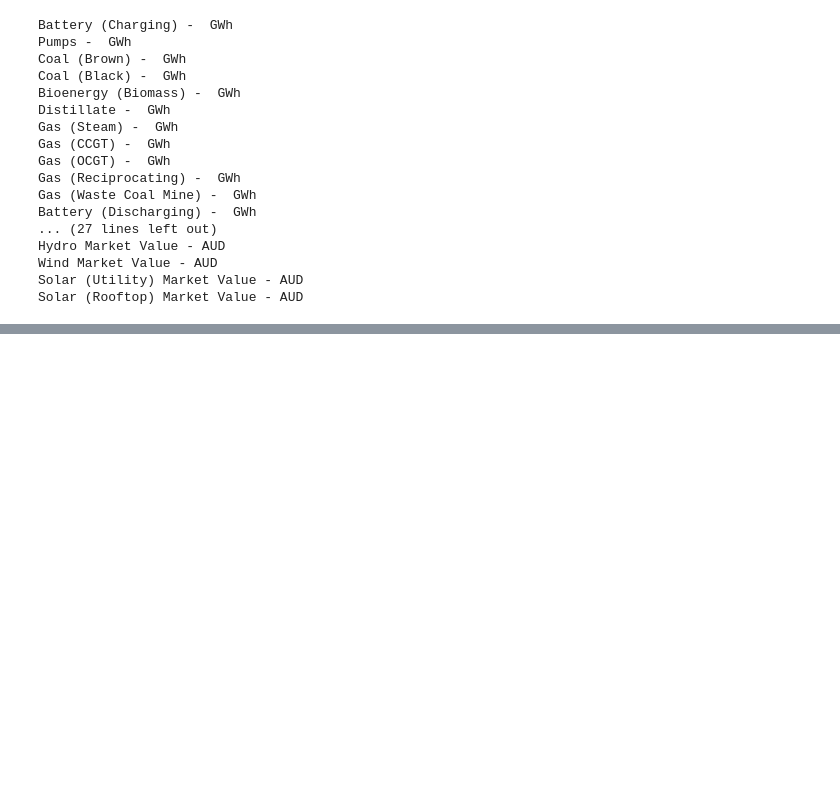
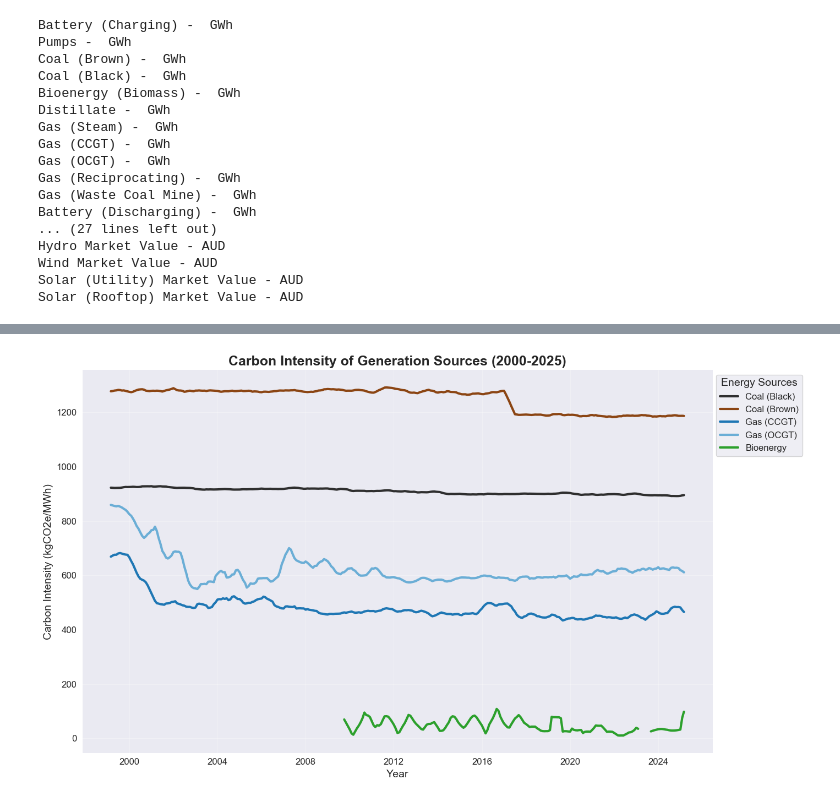
Before and after one commit to accidentalscientist/daily_data_analytics_june2025, a Jupyter notebook: week01_day07/nem_data_part2.ipynb, the cells around one changed output, grey strips where cells are left out. Cells and saved outputs as stored; diff of their text form; code cells hidden in the pictures; blank space fills up the shorter version.

```diff
--- a/week01_day07/nem_data_part2.ipynb
+++ b/week01_day07/nem_data_part2.ipynb
@@ -47,0 +81,47 @@ Solar (Rooftop) Market Value - AUD
+# %%
+# 1. Define matching GWh and tCO2e columns by source
+pairs = {
+    "Coal (Black)": ["Coal (Black) -  GWh", "Coal (Black) Emissions Vol - tCO₂e"],
+    "Coal (Brown)": ["Coal (Brown) -  GWh", "Coal (Brown) Emissions Vol - tCO₂e"],
+    "Gas (CCGT)": ["Gas (CCGT) -  GWh", "Gas (CCGT) Emissions Vol - tCO₂e"],
+    "Gas (OCGT)": ["Gas (OCGT) -  GWh", "Gas (OCGT) Emissions Vol - tCO₂e"],
+    "Bioenergy": ["Bioenergy (Biomass) -  GWh", "Bioenergy (Biomass) Emissions Vol - tCO₂e"]
+}
+
+# 2. Compute emissions intensity in kgCO2e/MWh
+intensity_df = pd.DataFrame(index=data.index)
+for label, (gen_col, emi_col) in pairs.items():
+    intensity_df[label] = (data[emi_col] / (data[gen_col] * 1000)) * 1000  # kgCO2e/MWh
+
+# 3. Optional smoothing
+smoothed = intensity_df.rolling(6, center=True).mean()
+
+# 4. Plot
+sns.set_style("dark")
+plt.figure(figsize=(14, 8))
+colors = {
+    "Coal (Black)": "#2F2F2F",  # Dark gray for black coal
+    "Coal (Brown)": "#8B4513",  # Brown for brown coal
+    "Gas (CCGT)": "#1f77b4",    # Blue for CCGT gas
+    "Gas (OCGT)": "#6baed6",    # Lighter blue for OCGT gas
+    "Bioenergy": "#2ca02c"      # Green for bioenergy
+}
+
+# 6. Plot each line with custom styling
+for source in smoothed.columns:
+    plt.plot(smoothed.index, smoothed[source],
+             label=source,
+             color=colors[source],
+             linewidth=3)
+plt.title("Carbon Intensity of Generation Sources (2000-2025)", fontsize=18, weight='bold')
+plt.ylabel("Carbon Intensity (kgCO2e/MWh)", fontsize=14)
+plt.xlabel("Year", fontsize=14)
+plt.xticks(fontsize=12)
+plt.yticks(fontsize=12)
+plt.grid(True, alpha=0.3)
+plt.legend(title="Energy Sources", title_fontsize=14, fontsize=12, loc='upper right', bbox_to_anchor=(1.15, 1))
+sns.despine()
+plt.tight_layout()
+plt.show()
+# %% [output]
+[figure, added]
```
Also changed, not shown: parts of 5 cells of this notebook, 1 other file.
